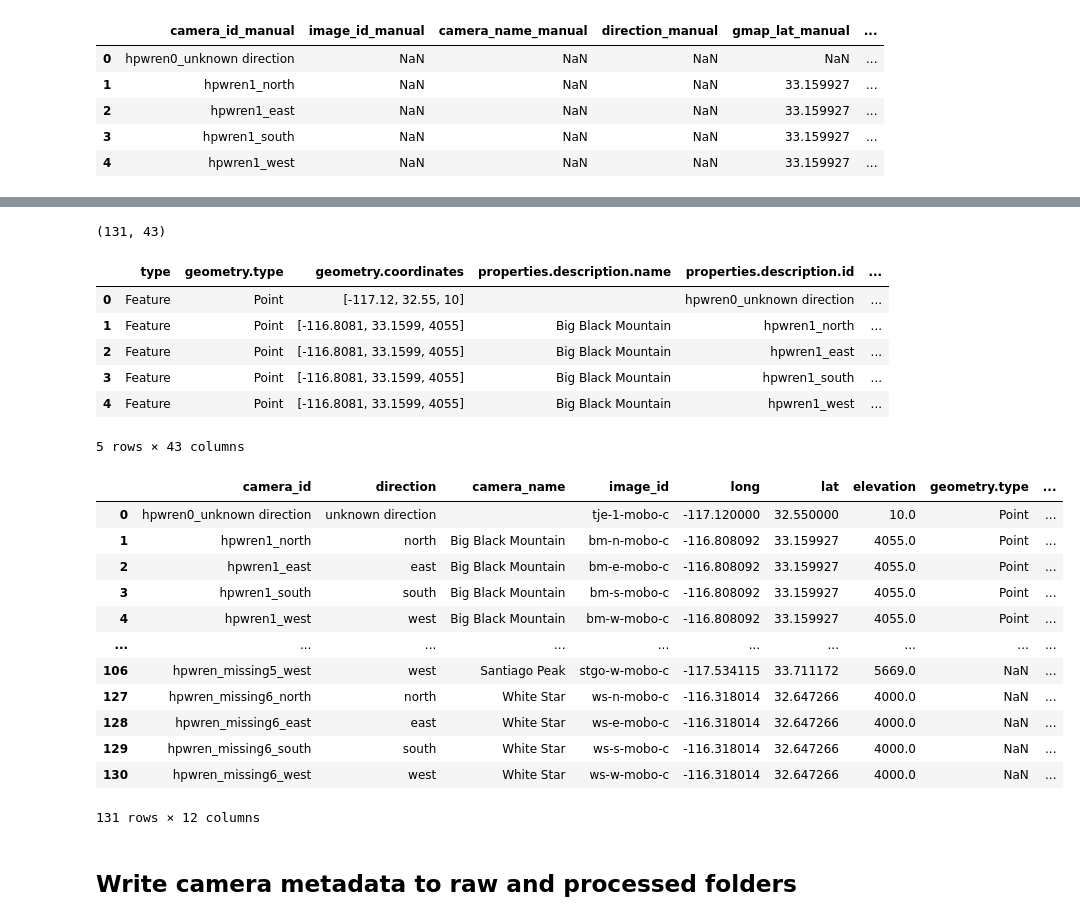
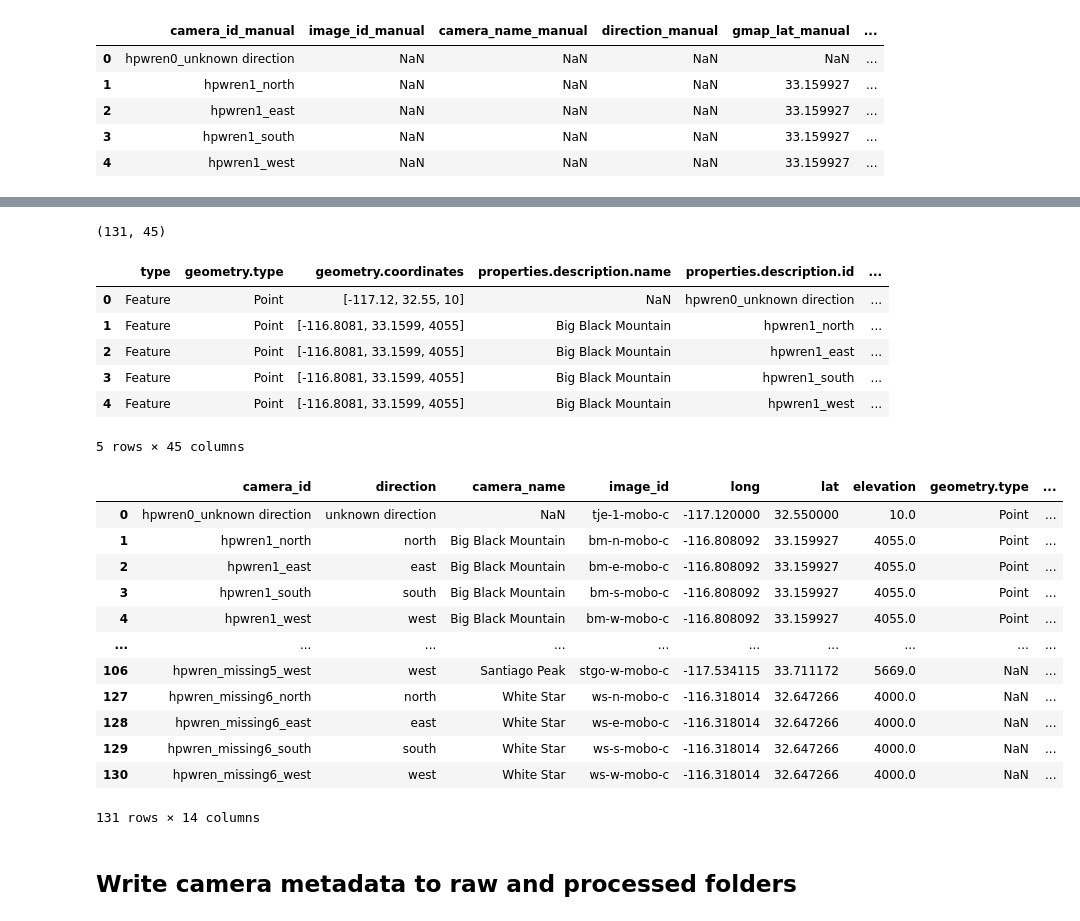
Before and after one commit to shaneluna/smokeynet-engineering, a Jupyter notebook: notebooks/camera_metadata/1_process_camera_metadata.ipynb, the cells around one changed output, grey strips where cells are left out. Saved outputs shown, nothing was run; the diff lists cells and outputs as text; code cells hidden in the pictures.

Commit message:
Split processing notebook for camera metadata. Added center lat/long columns. Removed 'manual' from column names.

```diff
--- a/notebooks/camera_metadata/0_camera_metadata_process.ipynb
+++ b/notebooks/camera_metadata/1_process_camera_metadata.ipynb
@@ -49,0 +30,9 @@ Total cameras: 1157
+# %%
+# literal_eval to read columns as lists
+cameras_df = pd.read_csv(
+    "../../data/raw/camera_metadata.csv",
+    converters={
+        "geometry.coordinates": literal_eval,
+        "properties.latest-images": literal_eval,
+    },
+)
@@ -194,17 +193,17 @@ hpwren_cameras_df = pd.concat([hpwren_cameras_df, cam_man_nona_df])
 # %%
 hpwren_cameras_df.shape
 # %% [output]
-(131, 43)
+(131, 45)
 # %%
 hpwren_cameras_df.head()
 # %% [output]
 |  | type | geometry.type | geometry.coordinates | properties.description.name | properties.description.id | ... |
-| 0 | Feature | Point | [-117.12, 32.55, 10] |  | hpwren0_unknown direction | ... |
+| 0 | Feature | Point | [-117.12, 32.55, 10] | NaN | hpwren0_unknown direction | ... |
 | 1 | Feature | Point | [-116.8081, 33.1599, 4055] | Big Black Mountain | hpwren1_north | ... |
 | 2 | Feature | Point | [-116.8081, 33.1599, 4055] | Big Black Mountain | hpwren1_east | ... |
 | 3 | Feature | Point | [-116.8081, 33.1599, 4055] | Big Black Mountain | hpwren1_south | ... |
 | 4 | Feature | Point | [-116.8081, 33.1599, 4055] | Big Black Mountain | hpwren1_west | ... |
-5 rows × 43 columns
+5 rows × 45 columns
 # %%
 # If original value null, then fill with new value
 
@@ -240,24 +239,36 @@ hpwren_cameras_df["long"] = hpwren_cameras_df["gmap_long_manual"].fillna(
 # %%
 columns = [
     "camera_id",
     "direction",
     "camera_name",
     "image_id",
     "long",
     "lat",
     "elevation",
     "geometry.type",
     "geometry.coordinates",
     "x_resolution_manual",
     "y_resolution_manual",
+    "center_lat_manual",
+    "center_long_manual",
     "properties.description.url",
     # "properties.latest-images",
 ]
 hpwren_cameras_final_df = hpwren_cameras_df[columns]
+
+hpwren_cameras_final_df = hpwren_cameras_final_df.rename(
+    columns={
+        "x_resolution_manual": "x_resolution",
+        "y_resolution_manual": "y_resolution",
+        "center_lat_manual": "center_lat",
+        "center_long_manual": "center_long",
+    },
+)
+
 hpwren_cameras_final_df
 # %% [output]
 |  | camera_id | direction | camera_name | image_id | long | lat | elevation | geometry.type | ... |
-| 0 | hpwren0_unknown direction | unknown direction |  | tje-1-mobo-c | -117.120000 | 32.550000 | 10.0 | Point | ... |
+| 0 | hpwren0_unknown direction | unknown direction | NaN | tje-1-mobo-c | -117.120000 | 32.550000 | 10.0 | Point | ... |
 | 1 | hpwren1_north | north | Big Black Mountain | bm-n-mobo-c | -116.808092 | 33.159927 | 4055.0 | Point | ... |
 | 2 | hpwren1_east | east | Big Black Mountain | bm-e-mobo-c | -116.808092 | 33.159927 | 4055.0 | Point | ... |
 | 3 | hpwren1_south | south | Big Black Mountain | bm-s-mobo-c | -116.808092 | 33.159927 | 4055.0 | Point | ... |
@@ -268,7 +279,7 @@ hpwren_cameras_final_df
 | 128 | hpwren_missing6_east | east | White Star | ws-e-mobo-c | -116.318014 | 32.647266 | 4000.0 | NaN | ... |
 | 129 | hpwren_missing6_south | south | White Star | ws-s-mobo-c | -116.318014 | 32.647266 | 4000.0 | NaN | ... |
 | 130 | hpwren_missing6_west | west | White Star | ws-w-mobo-c | -116.318014 | 32.647266 | 4000.0 | NaN | ... |
-131 rows × 12 columns
+131 rows × 14 columns
 # %% [markdown]
 ## Write camera metadata to raw and processed folders
 # %%
```
Also changed, not shown: parts of 19 cells of this notebook, 1 other file.
